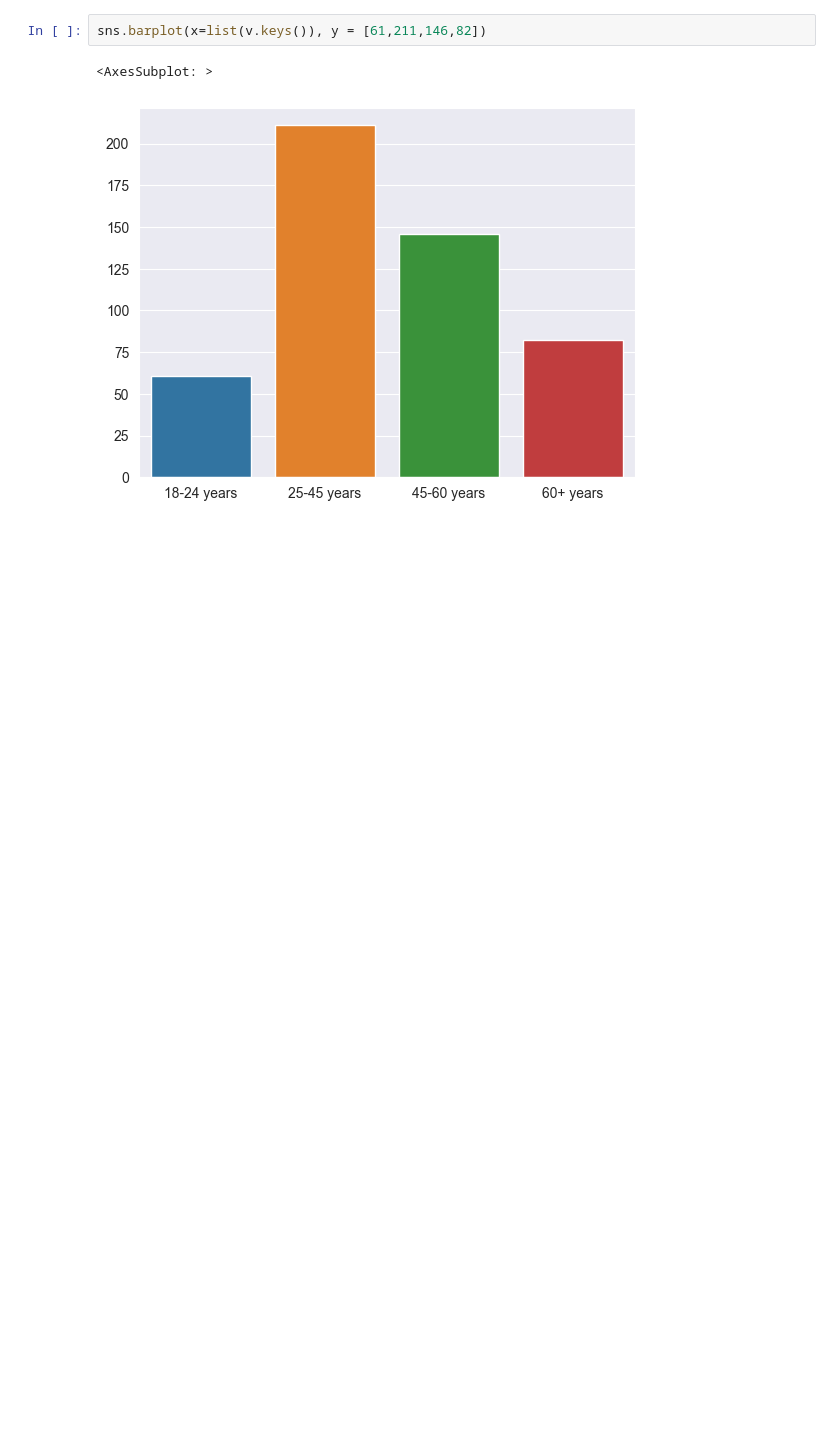
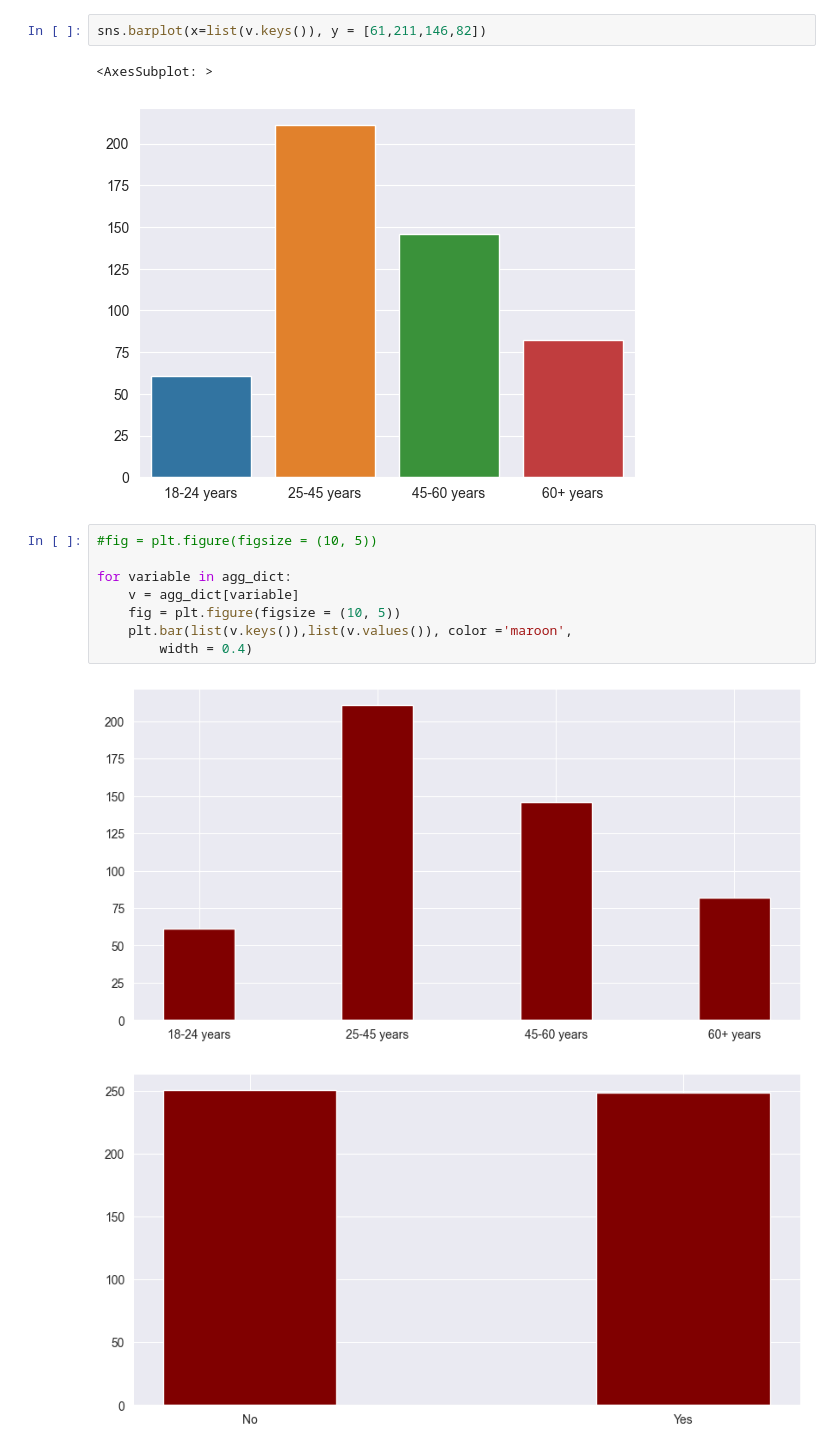
Before and after one commit to xplatipus98/2022Fall_projects, a Jupyter notebook: viz.ipynb, the cells around one changed output. Drawn from its saved outputs; the diff is of its cells as text; blank space fills up the shorter version.

Commit message:
Visualization using Matplotlib

```diff
--- a/viz.ipynb
+++ b/viz.ipynb
@@ -132,3 +132,14 @@ sns.barplot(x=list(v.keys()), y = [61,211,146,82])
 # %% [output]
 <AxesSubplot: >
 [figure]
+# %%
+#fig = plt.figure(figsize = (10, 5))
+
+for variable in agg_dict:
+    v = agg_dict[variable]
+    fig = plt.figure(figsize = (10, 5))
+    plt.bar(list(v.keys()),list(v.values()), color ='maroon',
+        width = 0.4)
+# %% [output]
+[figure, added]
+[figure, added]
```
Also changed, not shown: parts of 1 cell of this notebook.
